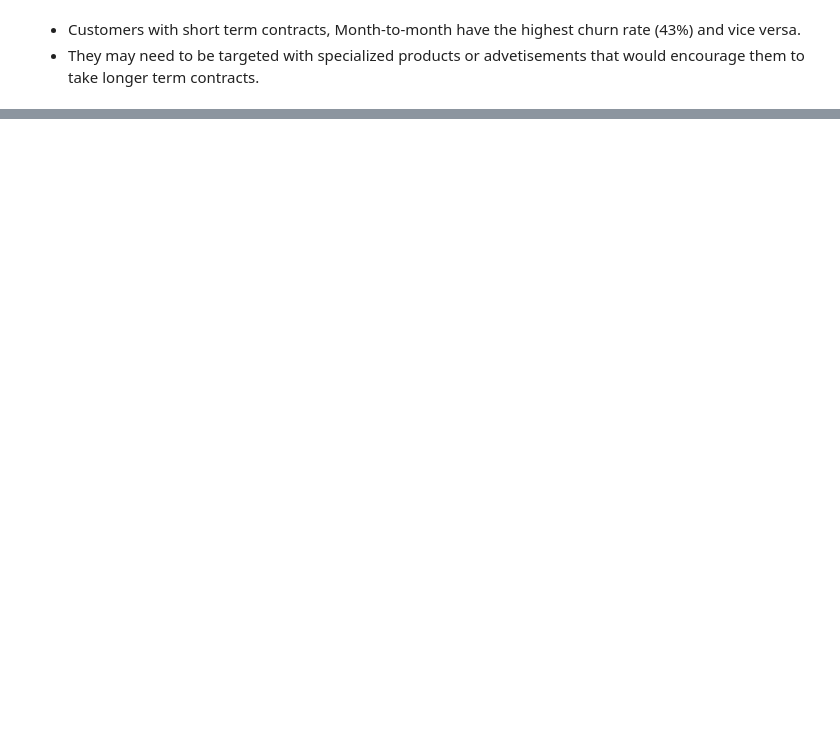
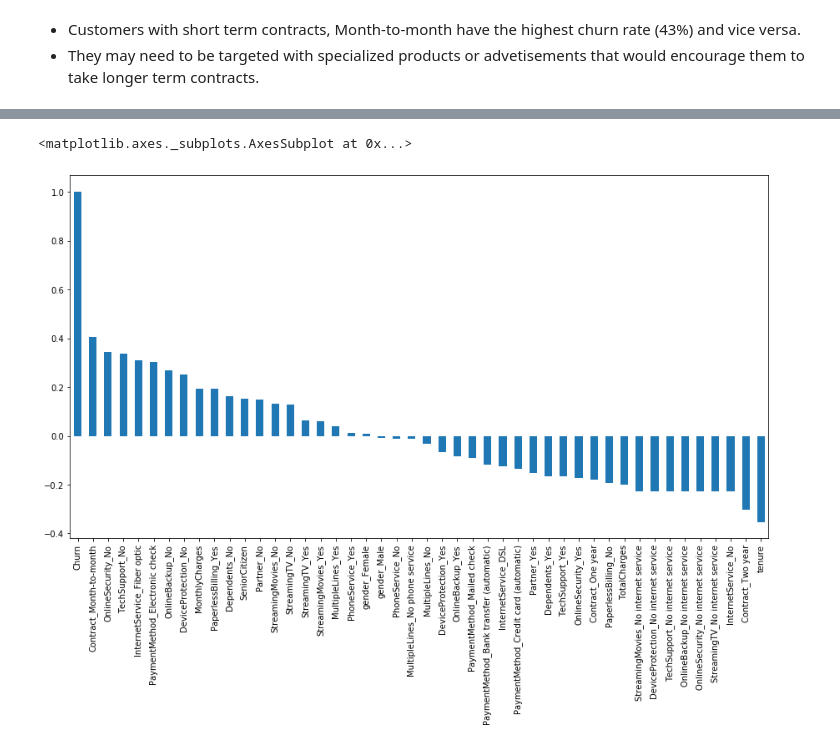
Before and after one commit to sobiero/ads-data-analysis-telco, a Jupyter notebook: data-analysis-telco.ipynb, the cells around one changed output, grey strips where cells are left out. Cells and saved outputs as stored; diff of their text form; code cells hidden in the pictures; blank space fills up the shorter version.

```diff
--- a/data-analysis-telco.ipynb
+++ b/data-analysis-telco.ipynb
@@ -143,9 +130,0 @@ df
-# %%
-from sklearn.datasets import load_boston
-x = load_boston()
-df = pd.DataFrame(x.data, columns = x.feature_names)
-df
-# df["MEDV"] = x.target
-# X = df.drop("MEDV",1)   #Feature Matrix
-# y = df["MEDV"]          #Target Variable
-# df.head()
@@ -175,0 +131,5 @@ df
+# %%
+training_df = df.copy()
+#training_df['TotalCharges'] = training_df['TotalCharges'].astype('float64')
+training_df['TotalCharges'] = training_df['TotalCharges'].apply(pd.to_numeric, errors='coerce')
+training_df.info()
@@ -175,0 +154,5 @@ df
+# %%
+training_df['Churn'].replace(to_replace='Yes', value=1, inplace=True)
+training_df['Churn'].replace(to_replace='No',  value=0, inplace=True)
+training_df_dummy = pd.get_dummies(training_df)
+training_df_dummy.info()
@@ -175,0 +177,6 @@ df
+# %%
+plt.figure(figsize=(15,8))
+training_df_dummy.corr()['Churn'].sort_values(ascending = False).plot(kind='bar')
+# %% [output]
+<matplotlib.axes._subplots.AxesSubplot at 0x...>
+[figure, added]
```
Also changed, not shown: parts of 8 cells of this notebook.
